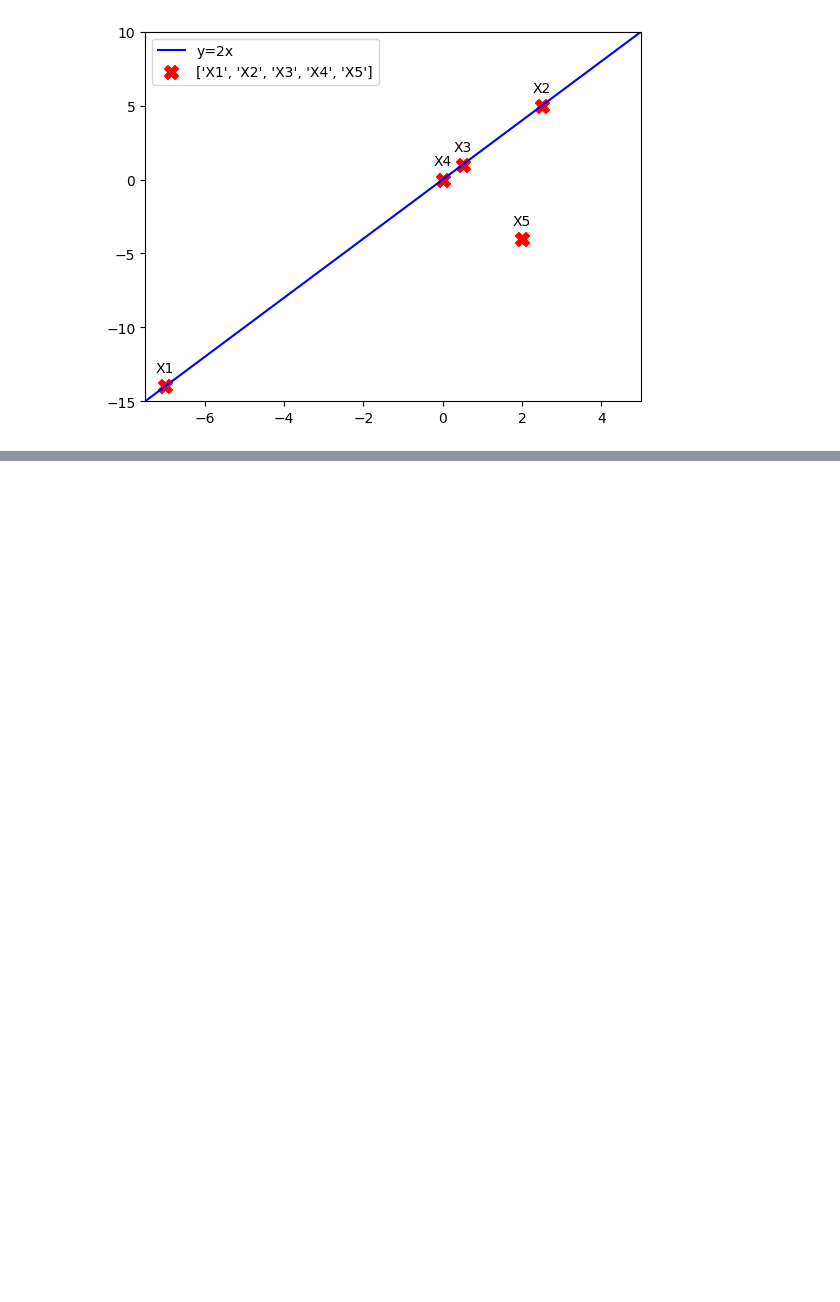
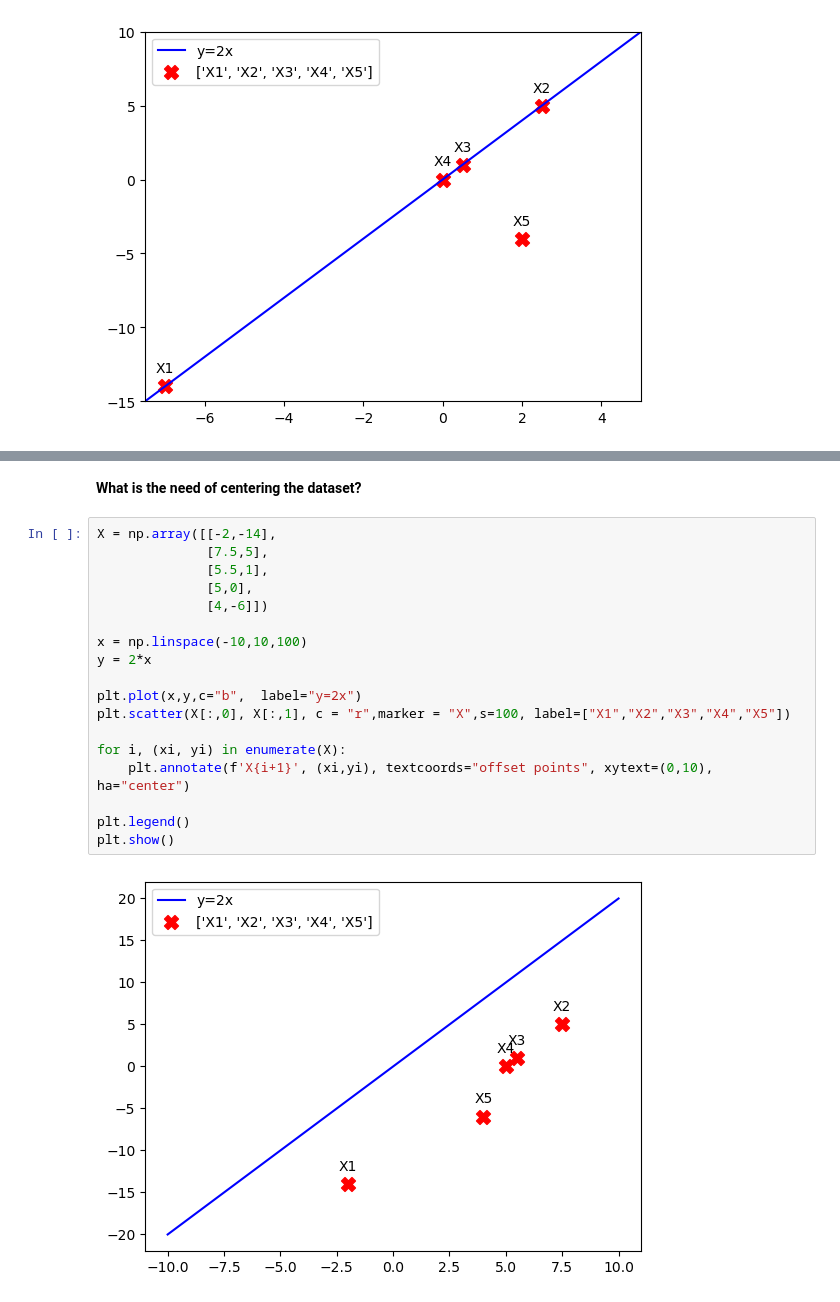
Before and after one commit to MrStrange545/ML-Engineer, a Jupyter notebook: Notebooks/04_Machine_learning/02_MLT.ipynb, the cells around one changed output, grey strips where cells are left out. Saved outputs shown, nothing was run; the diff lists cells and outputs as text; blank space fills up the shorter version.

```diff
--- a/Notebooks/04_Machine_learning/02_MLT.ipynb
+++ b/Notebooks/04_Machine_learning/02_MLT.ipynb
@@ -310,0 +337,22 @@ We want to find direction w which maximises this by linear form .
+# %% [markdown]
+**What is the need of centering the dataset?**
+# %%
+X = np.array([[-2,-14],
+              [7.5,5],
+              [5.5,1],
+              [5,0],
+              [4,-6]])
+
+x = np.linspace(-10,10,100)
+y = 2*x
+
+plt.plot(x,y,c="b",  label="y=2x")
+plt.scatter(X[:,0], X[:,1], c = "r",marker = "X",s=100, label=["X1","X2","X3","X4","X5"])
+
+for i, (xi, yi) in enumerate(X):
+    plt.annotate(f'X{i+1}', (xi,yi), textcoords="offset points", xytext=(0,10), ha="center")
+
+plt.legend()
+plt.show()
+# %% [output]
+[figure, added]
```
Also changed, not shown: parts of 12 cells of this notebook, 8 other files.
